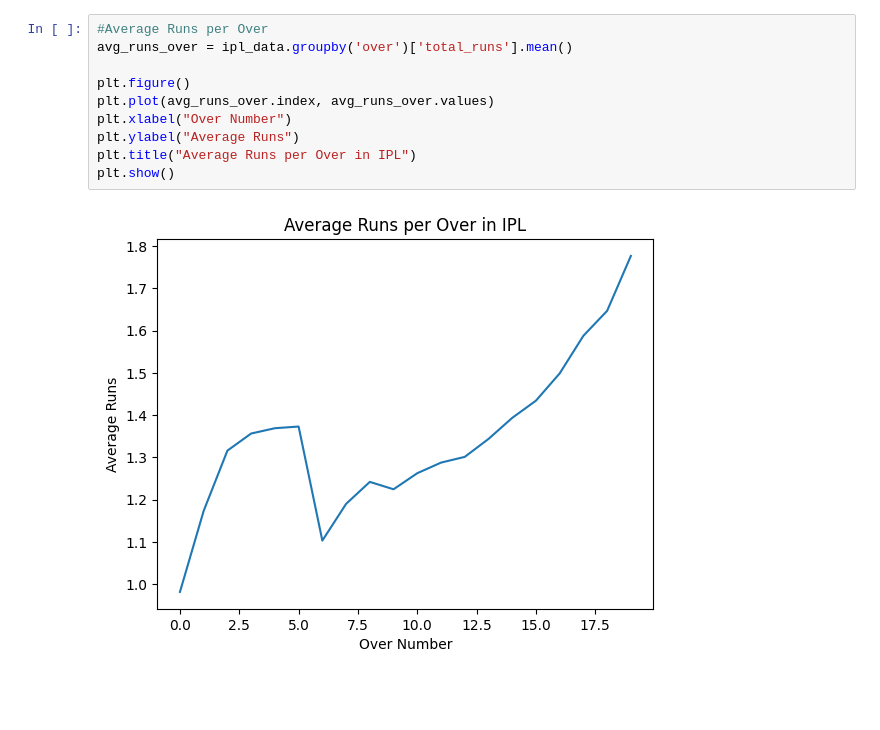
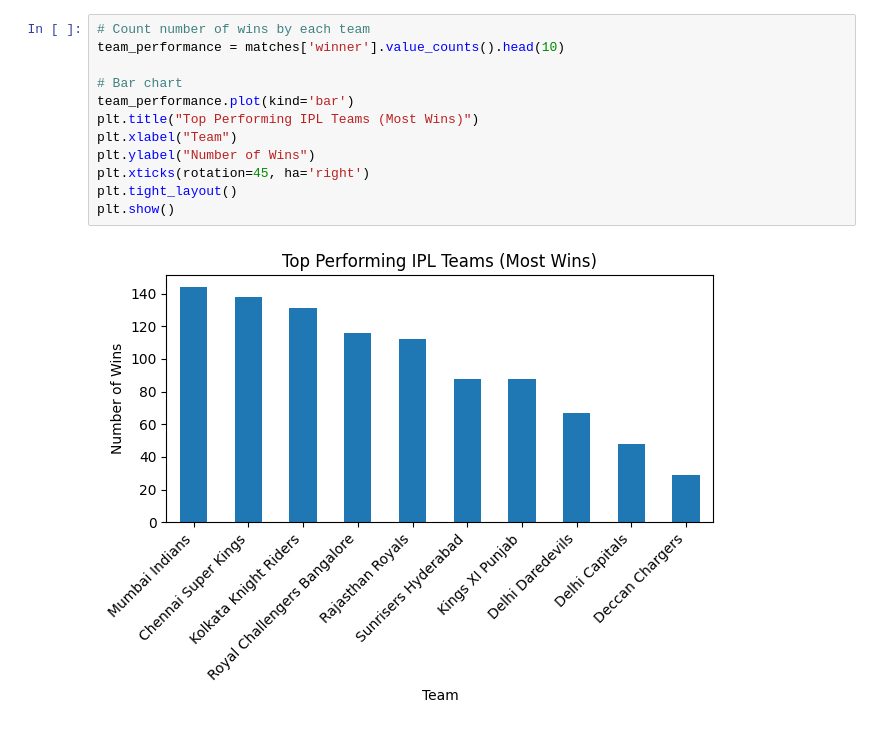
Before and after one commit to chinthakuntaharini/AI_Cricket_Player_Performance_Prediction, a Jupyter notebook: 01_EDA.ipynb, the cells around one changed output. Drawn from its saved outputs; the diff is of its cells as text; blank space fills up the shorter version.

```diff
--- a/01_EDA.ipynb
+++ b/01_EDA.ipynb
@@ -159,12 +171,14 @@ plt.show()
-# %%
-#Average Runs per Over
-avg_runs_over = ipl_data.groupby('over')['total_runs'].mean()
-
-plt.figure()
-plt.plot(avg_runs_over.index, avg_runs_over.values)
-plt.xlabel("Over Number")
-plt.ylabel("Average Runs")
-plt.title("Average Runs per Over in IPL")
-plt.show()
-# %% [output]
-[figure, removed]
+# %%
+# Count number of wins by each team
+team_performance = matches['winner'].value_counts().head(10)
+
+# Bar chart
+team_performance.plot(kind='bar')
+plt.title("Top Performing IPL Teams (Most Wins)")
+plt.xlabel("Team")
+plt.ylabel("Number of Wins")
+plt.xticks(rotation=45, ha='right')
+plt.tight_layout()
+plt.show()
+# %% [output]
+[figure, added]
```
Also changed, not shown: parts of 27 cells of this notebook.
